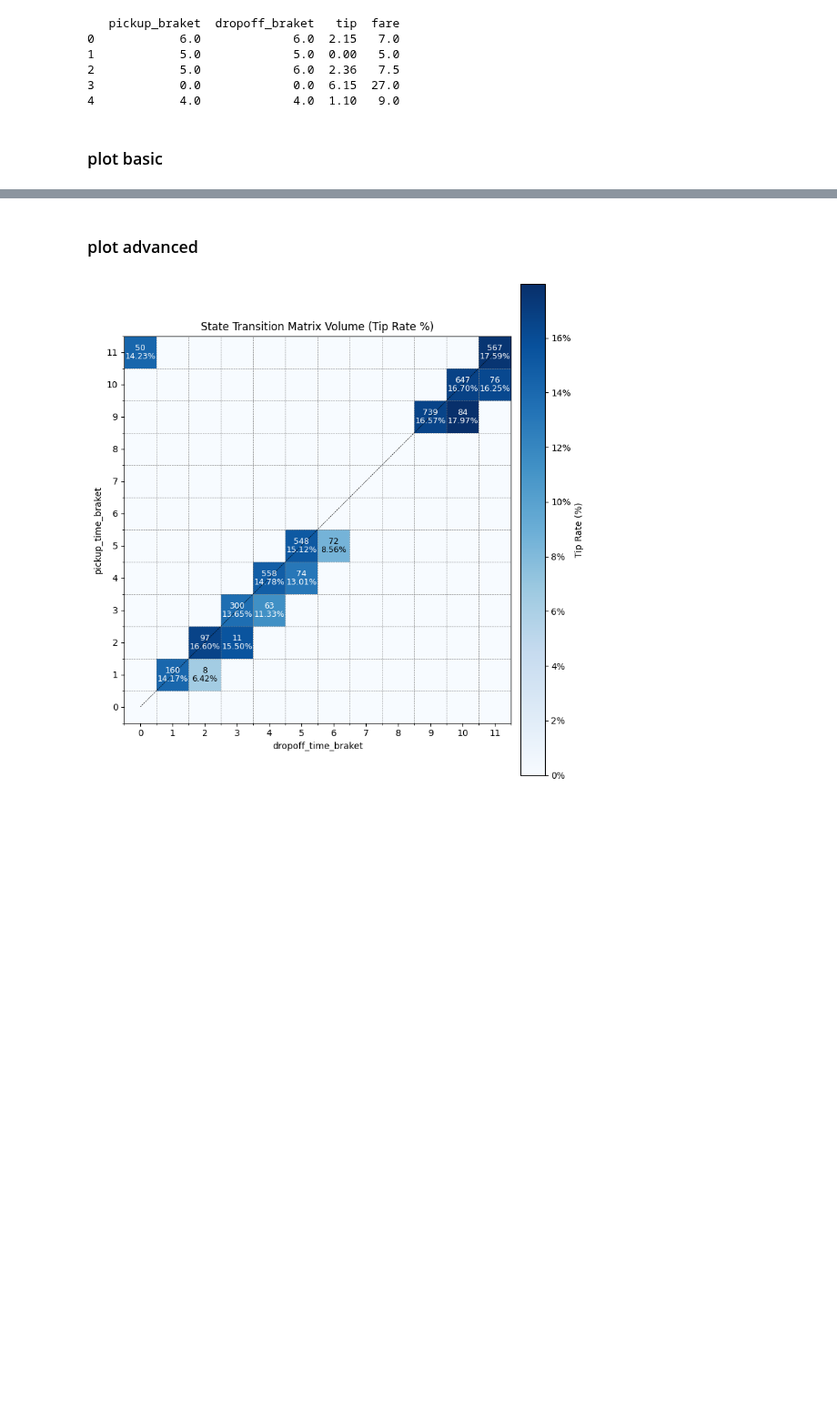
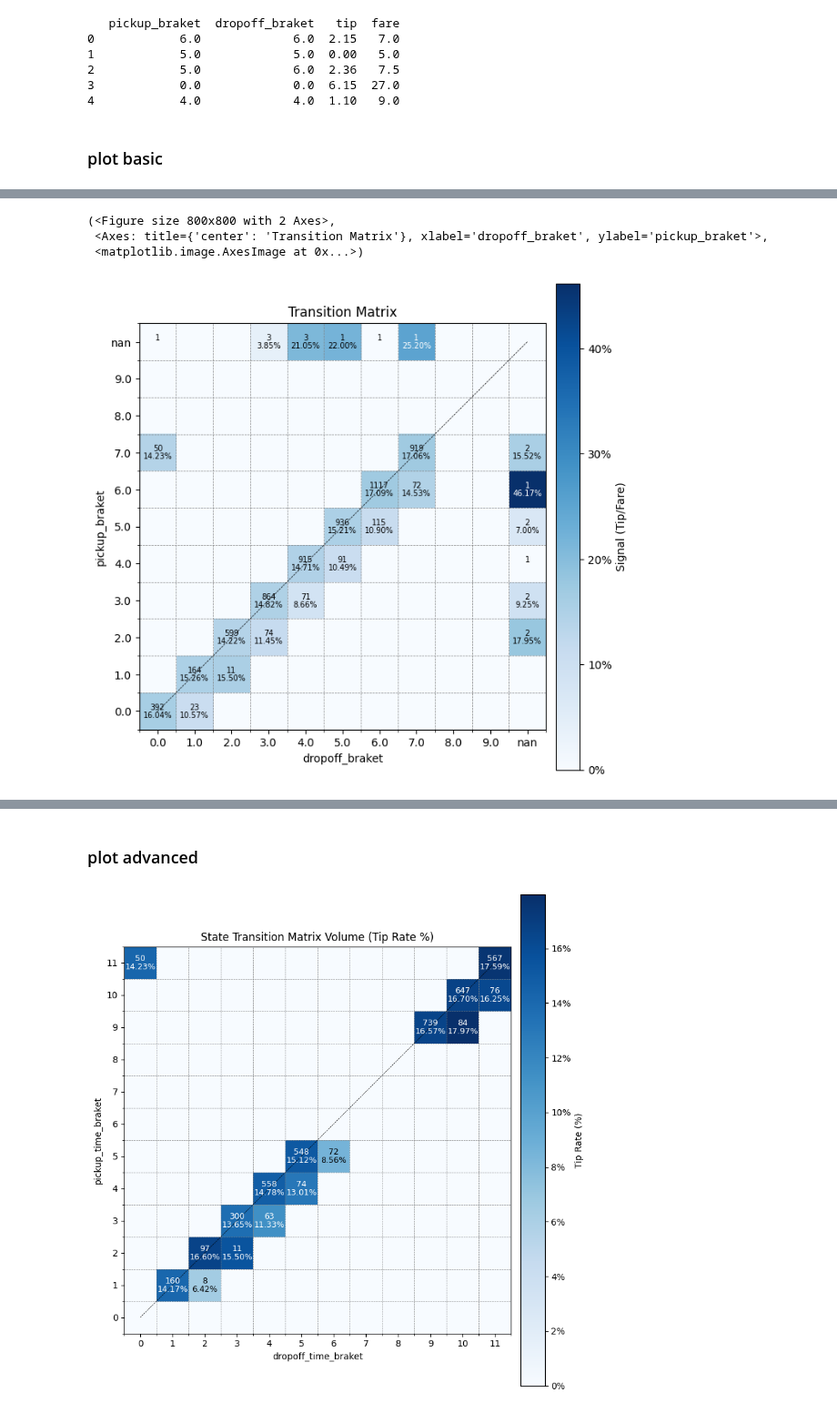
Before and after one commit to 0xdomyz/python_collection, a Jupyter notebook: plot/plotting/transition_matrix.ipynb, the cells around one changed output, grey strips where cells are left out. Shown at 91% size. Drawn from its saved outputs; the diff is of its cells as text; code cells hidden in the pictures; blank space fills up the shorter version.

```diff
--- a/plot/plotting/transition_matrix.ipynb
+++ b/plot/plotting/transition_matrix.ipynb
@@ -139,0 +140,28 @@ plot_transition_matrix(
+# %%
+lsdf = calc_signal(df2)
+
+_ = list(range(0,10)) + [np.nan]
+pdf_n, pdf_s = calc_transition_matrixes_from_signal(
+    signal_df = lsdf,
+    from_col = "pickup_braket",
+    to_col = "dropoff_braket",
+    n_col="n",
+    signal_col="signal",
+    from_levels = _,
+    to_levels = _,
+)
+
+plot_transition_matrix(
+    pdf_n = pdf_n,
+    pdf_s = pdf_s,
+    n_fontsize = 7,
+    s_fontsize = 7,
+    figsize=(8, 8),
+    title = "Transition Matrix",
+    colorbar_label="Signal (Tip/Fare)",
+)
+# %% [output]
+(<Figure size 800x800 with 2 Axes>,
+ <Axes: title={'center': 'Transition Matrix'}, xlabel='dropoff_braket', ylabel='pickup_braket'>,
+ <matplotlib.image.AxesImage at 0x...>)
+[figure, added]
```
Also changed, not shown: parts of 5 cells of this notebook, 1 other file.
